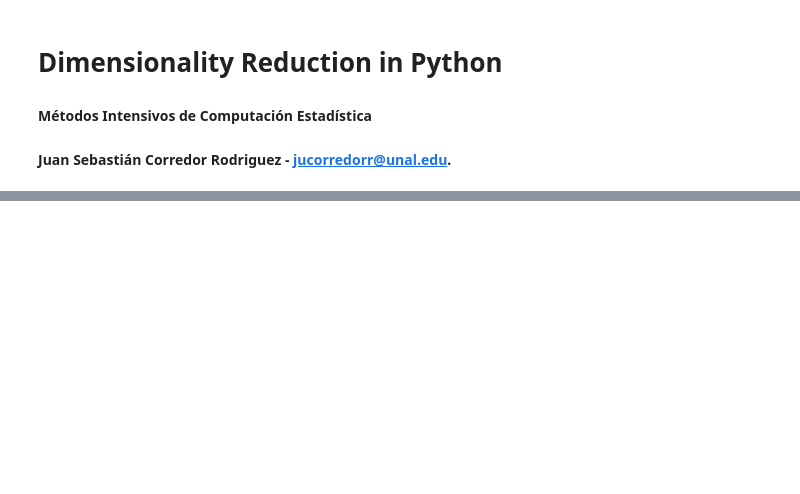
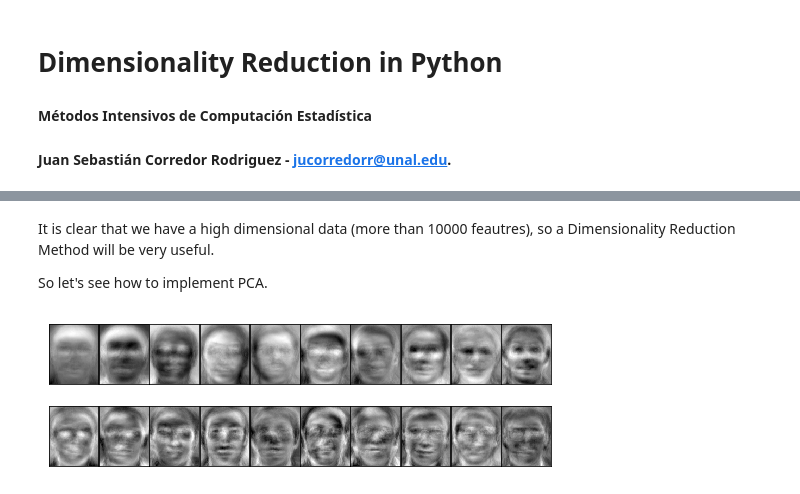
Before and after one commit to juanse1608/Courses, a Jupyter notebook: Jupyters/Notebooks/DimRed-Py.ipynb, the cells around one changed output, grey strips where cells are left out. Saved outputs shown, nothing was run; the diff lists cells and outputs as text; code cells hidden in the pictures; blank space fills up the shorter version.

```diff
--- a/Jupyters/Notebooks/DimRed-Py.ipynb
+++ b/Jupyters/Notebooks/DimRed-Py.ipynb
@@ -58,0 +83,15 @@ Please use alternatives such as official/mnist/dataset.py from tensorflow/models
+# %% [markdown]
+It is clear that we have a high dimensional data (more than 10000 feautres), so a Dimensionality Reduction Method will be very useful.
+
+So let's see how to implement PCA.
+# %%
+#n_components = p means it will return the Eigenvectors that have the p% of the variation in the dataset
+faces_pca = PCA(n_components = 0.8)
+faces_pca.fit(faces)
+fig, axes = plt.subplots(2, 10, figsize=(9,3),
+ subplot_kw={'xticks':[], 'yticks':[]},
+ gridspec_kw=dict(hspace=0.01, wspace=0.01))
+for i, ax in enumerate(axes.flat):
+ ax.imshow(faces_pca.components_[i].reshape(112,92), cmap="gray")
+# %% [output]
+[figure, added]
```
Also changed, not shown: parts of 11 cells of this notebook, 1 other file.
